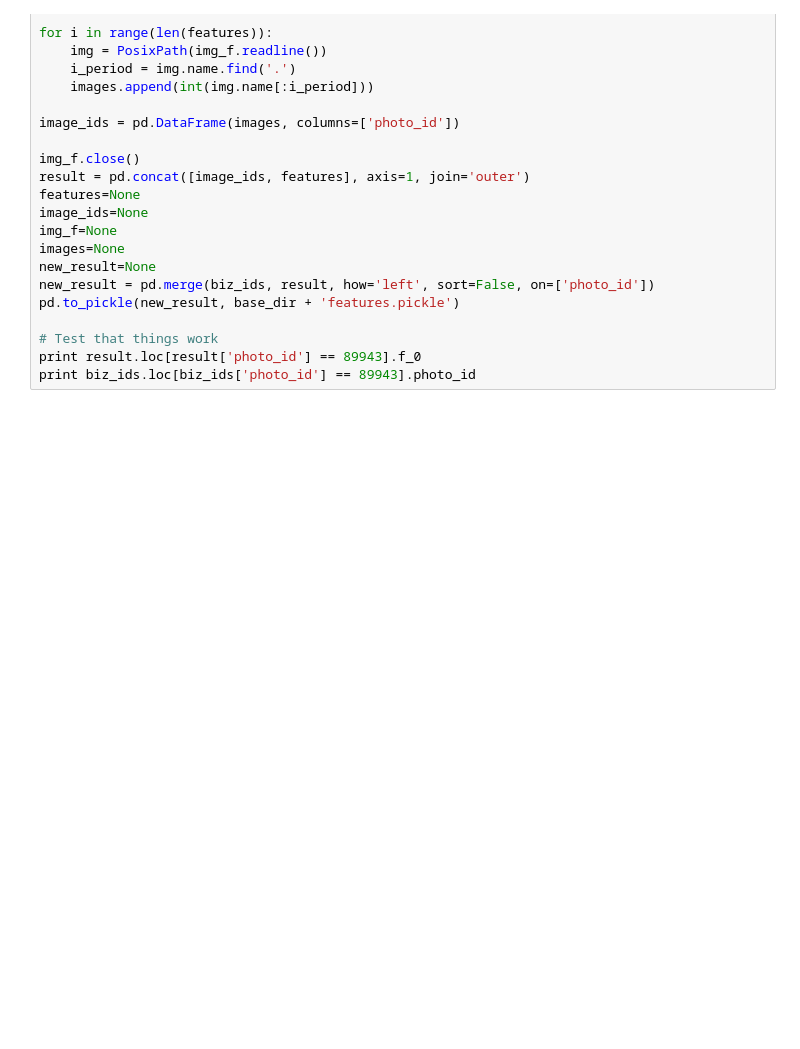
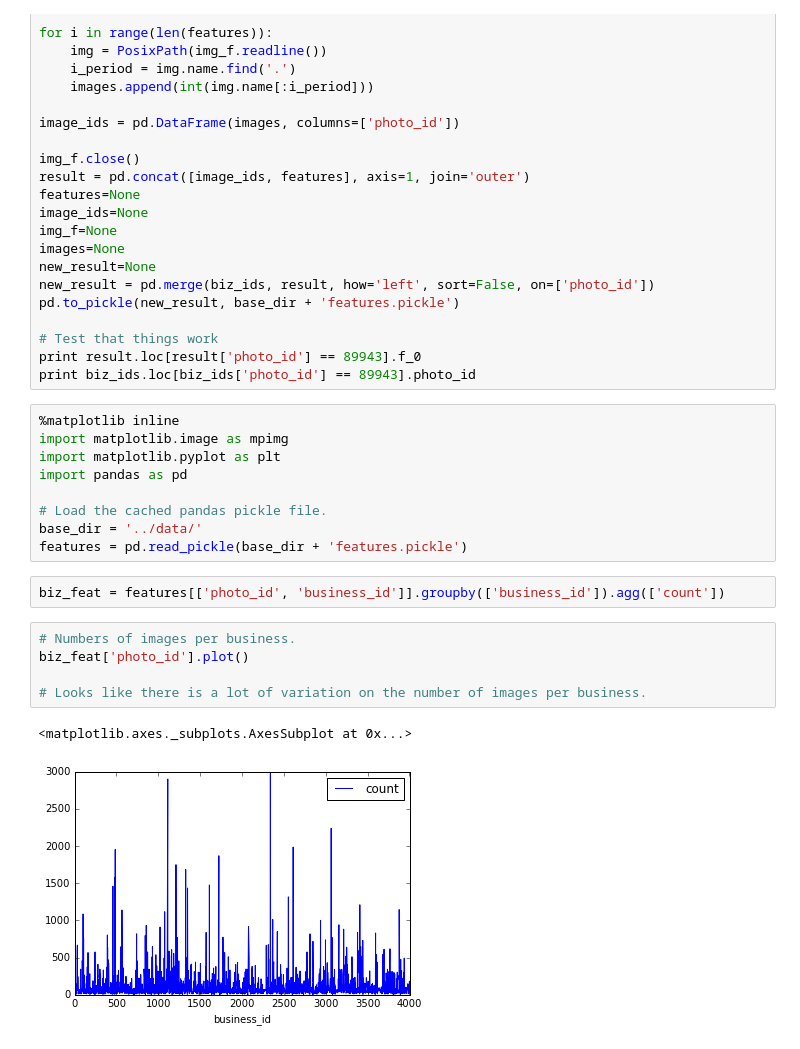
Before and after one commit to Bots-And-Brains/yelp-kaggle, a Jupyter notebook: image_features.ipynb, the cells around one changed output. Saved outputs shown, nothing was run; the diff lists cells and outputs as text; blank space fills up the shorter version.

Commit message:
Add some graphs of image features: - Number of images per Biz (varies from a handful to 3000) - Mean and Max of f_0 across businesses. - The max of all features for a single business.

```diff
--- a/image_features.ipynb
+++ b/image_features.ipynb
@@ -47,3 +47,22 @@ pd.to_pickle(new_result, base_dir + 'features.pickle')
 # Test that things work
 print result.loc[result['photo_id'] == 89943].f_0
 print biz_ids.loc[biz_ids['photo_id'] == 89943].photo_id
+# %%
+%matplotlib inline
+import matplotlib.image as mpimg
+import matplotlib.pyplot as plt
+import pandas as pd
+
+# Load the cached pandas pickle file.
+base_dir = '../data/'
+features = pd.read_pickle(base_dir + 'features.pickle')
+# %%
+biz_feat = features[['photo_id', 'business_id']].groupby(['business_id']).agg(['count'])
+# %%
+# Numbers of images per business.
+biz_feat['photo_id'].plot()
+
+# Looks like there is a lot of variation on the number of images per business.
+# %% [output]
+<matplotlib.axes._subplots.AxesSubplot at 0x...>
+[figure, added]
```
Also changed, not shown: parts of 3 cells of this notebook.
